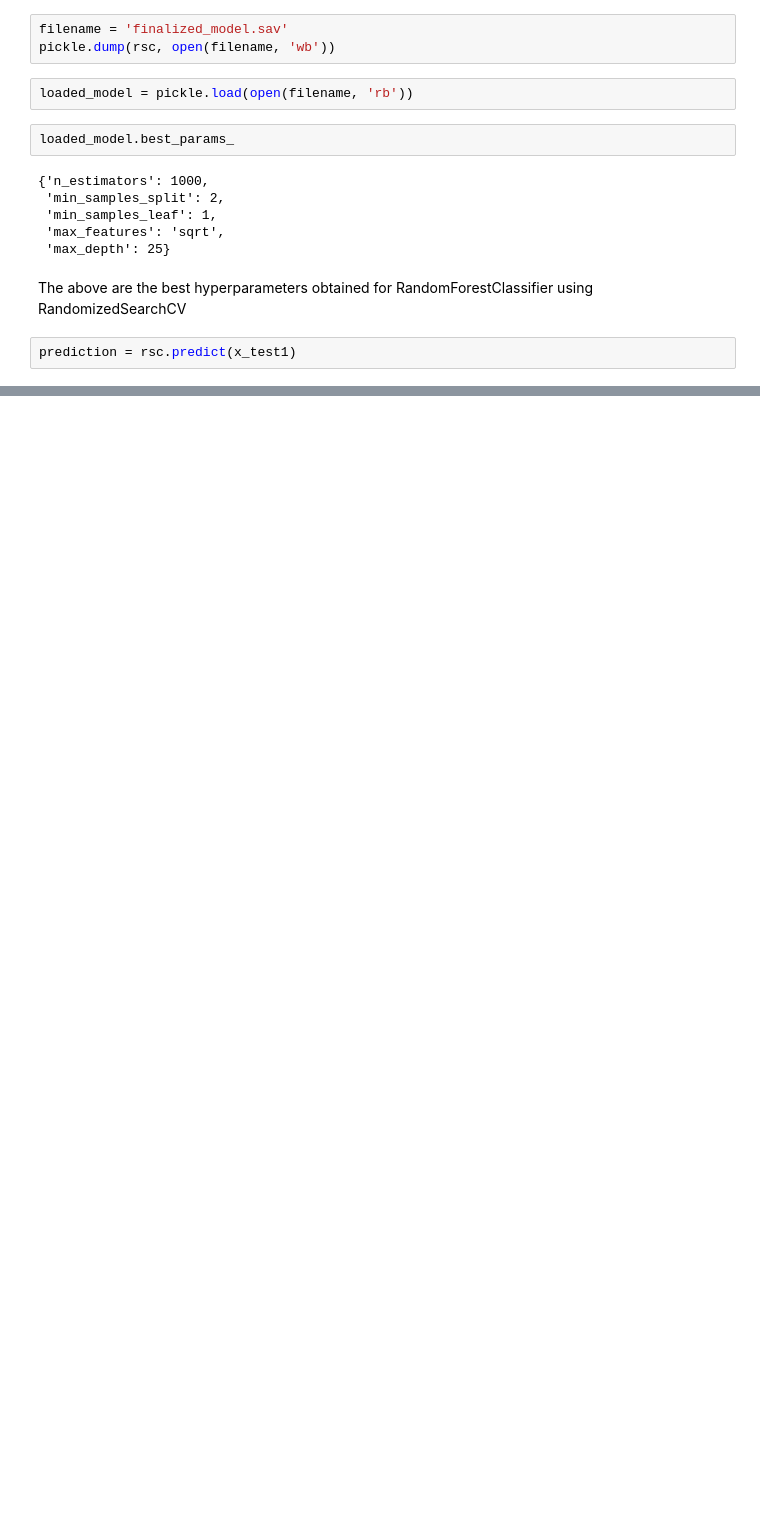
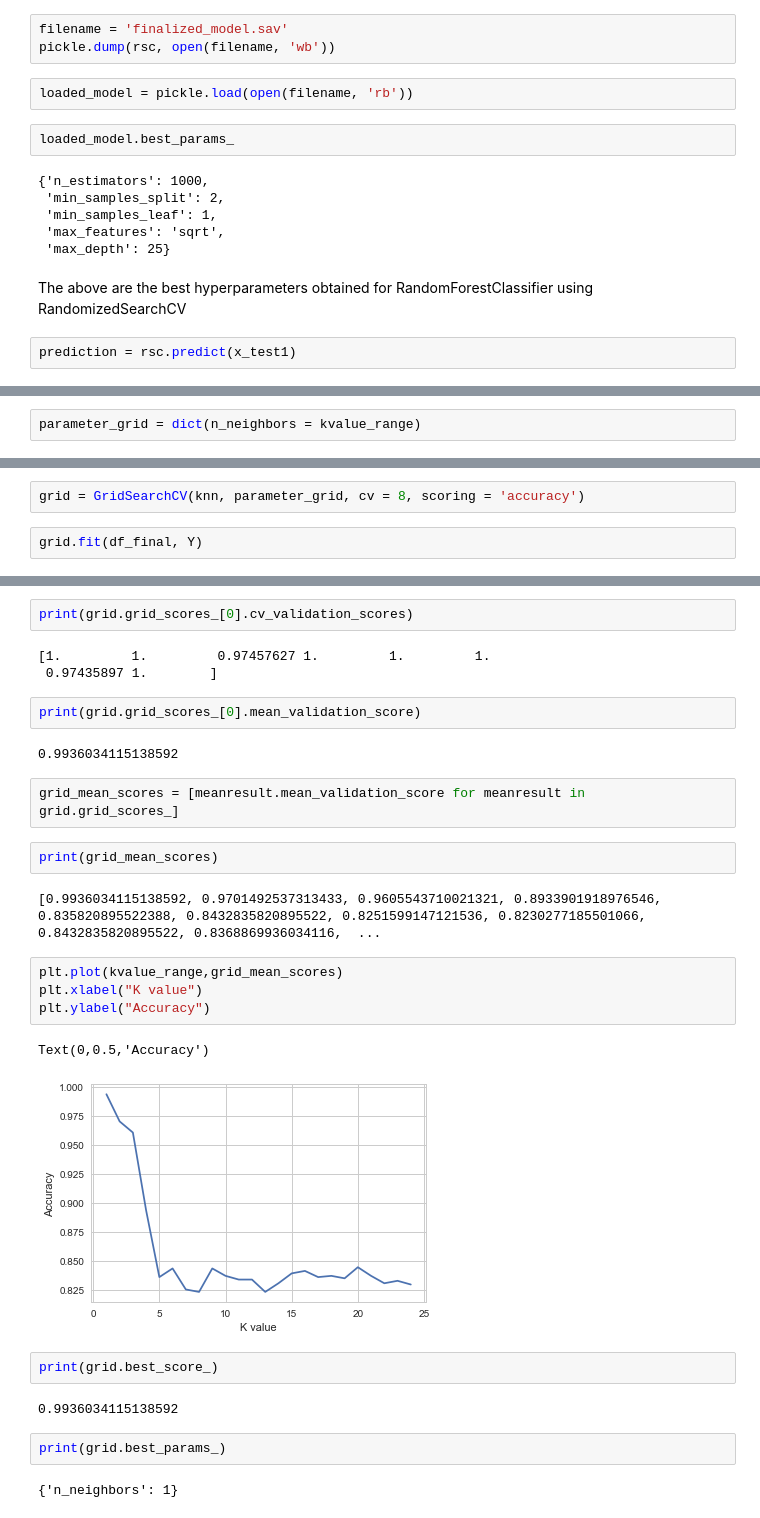
Before and after one commit to nipun1992/Heart-Disease-Prediction, a Jupyter notebook: Group 47_Heart Disease Dataset.ipynb, the cells around one changed output, grey strips where cells are left out. Saved outputs shown, nothing was run; the diff lists cells and outputs as text; blank space fills up the shorter version.

```diff
--- a/Group 47_Heart Disease Dataset.ipynb
+++ b/Group 47_Heart Disease Dataset.ipynb
@@ -1118,0 +1129,2 @@ avg / total       0.69      0.69      0.69       103
+# %%
+parameter_grid = dict(n_neighbors = kvalue_range)
@@ -1118,0 +1135,4 @@ avg / total       0.69      0.69      0.69       103
+# %%
+grid = GridSearchCV(knn, parameter_grid, cv = 8, scoring = 'accuracy')
+# %%
+grid.fit(df_final, Y)
@@ -1118,0 +1147,30 @@ avg / total       0.69      0.69      0.69       103
+# %%
+print(grid.grid_scores_[0].cv_validation_scores)
+# %% [output]
+[1.         1.         0.97457627 1.         1.         1.
+ 0.97435897 1.        ]
+# %%
+print(grid.grid_scores_[0].mean_validation_score)
+# %% [output]
+0.9936034115138592
+# %%
+grid_mean_scores = [meanresult.mean_validation_score for meanresult in grid.grid_scores_]
+# %%
+print(grid_mean_scores)
+# %% [output]
+[0.9936034115138592, 0.9701492537313433, 0.9605543710021321, 0.8933901918976546, 0.835820895522388, 0.8432835820895522, 0.8251599147121536, 0.8230277185501066, 0.8432835820895522, 0.8368869936034116,  ...
+# %%
+plt.plot(kvalue_range,grid_mean_scores)
+plt.xlabel("K value")
+plt.ylabel("Accuracy")
+# %% [output]
+Text(0,0.5,'Accuracy')
+[figure, added]
+# %%
+print(grid.best_score_)
+# %% [output]
+0.9936034115138592
+# %%
+print(grid.best_params_)
+# %% [output]
+{'n_neighbors': 1}
```
Also changed, not shown: parts of 17 cells of this notebook, 1 other file.
